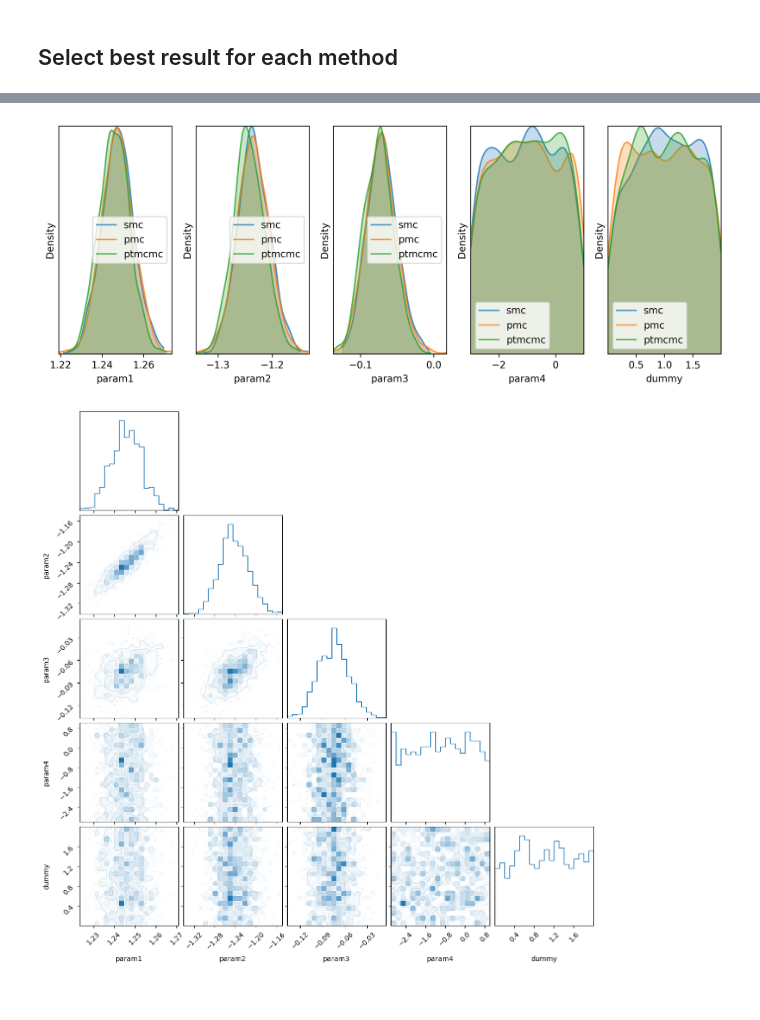
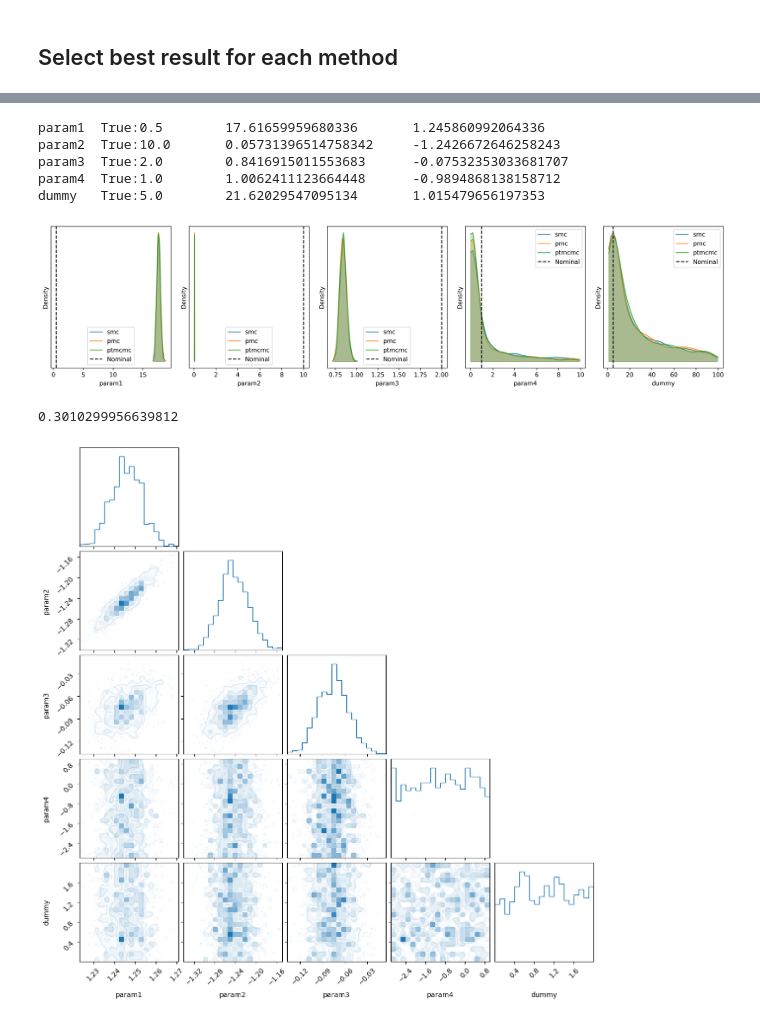
Before and after one commit to LarkinIt/BayesianBenchmark, a Jupyter notebook: mRNA_self_reg/vis_mRNA_self_reg.ipynb, the cells around one changed output, grey strips where cells are left out. Drawn from its saved outputs; the diff is of its cells as text; code cells hidden in the pictures.

```diff
--- a/mRNA_self_reg/vis_mRNA_self_reg.ipynb
+++ b/mRNA_self_reg/vis_mRNA_self_reg.ipynb
@@ -121,37 +121,47 @@ plt.tight_layout()
 # %%
 import scipy.stats as st
 # Get the names of the estimated parameters
 fixed_idxs = mod_prob.problem.x_fixed_indices
 par_names = mod_prob.problem.x_names
 x=np.array(par_names)
 mask=np.full(len(par_names),True,dtype=bool)
 mask[fixed_idxs]=False
 fit_par_names=x[mask]
 
 par_bounds = mod_prob.bounds
 histtype = "bar"
 alpha=0.5
-
-plt.figure(figsize=(10,4), dpi=300)
+xtrue = mod_prob.petab_problem.get_x_nominal(fixed=False, scaled=False)
+plt.figure(figsize=(16,4), dpi=300)
 for i, par_name in enumerate(fit_par_names):
 	plt.subplot(int(f"1{mod_prob.n_dim}{i+1}"))
 	for j in range(len(best_results)):
 		cur_result = best_results[j]
-		param_samples = cur_result.posterior_samples[:, i]
+		param_samples = 10**cur_result.posterior_samples[:, i]
 		norm_ws = cur_result.posterior_weights
 		kde = st.gaussian_kde(param_samples, weights=norm_ws)
 		x = np.linspace(np.min(param_samples), np.max(param_samples), 50)
 		plt.plot(x, kde(x), '-', color=colors[j], alpha=0.75, zorder=1, label=cur_result.method)
 		plt.fill_between(x, kde(x), alpha=0.25, color=colors[j], zorder=1)
-
-		plt.xlabel(par_name)
-		plt.yticks([])
-		plt.ylabel("Density")
-		plt.margins(x=0, y=0.001)
+	print(f"{par_name}\tTrue:{xtrue[i]}\t{np.average(param_samples)}\t{np.average(np.log10(param_samples))}")
+	plt.axvline(x=xtrue[i], ls="--", color="k", label="Nominal")
+	plt.xlabel(par_name)
+	plt.yticks([])
+	plt.ylabel("Density")
+	#plt.margins(x=0, y=0.001)
 	plt.legend()
 plt.tight_layout()
 # %% [output]
+param1  True:0.5        17.61659959680336       1.245860992064336
+param2  True:10.0       0.05731396514758342     -1.2426672646258243
+param3  True:2.0        0.8416915011553683      -0.07532353033681707
+param4  True:1.0        1.0062411123664448      -0.9894868138158712
+dummy   True:5.0        21.62029547095134       1.015479656197353
-[figure, old version]
+[figure, new version]
+# %%
+np.log10(2)
+# %% [output]
+0.3010299956639812
 # %%
 import corner
 for i, method in enumerate(methods):
```
Also changed, not shown: parts of 12 cells of this notebook, 2 other files.
